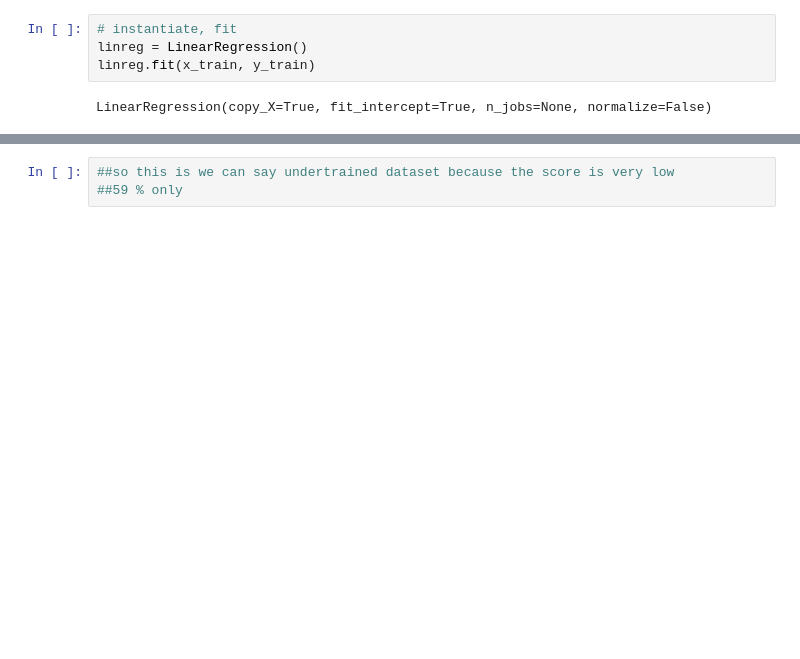
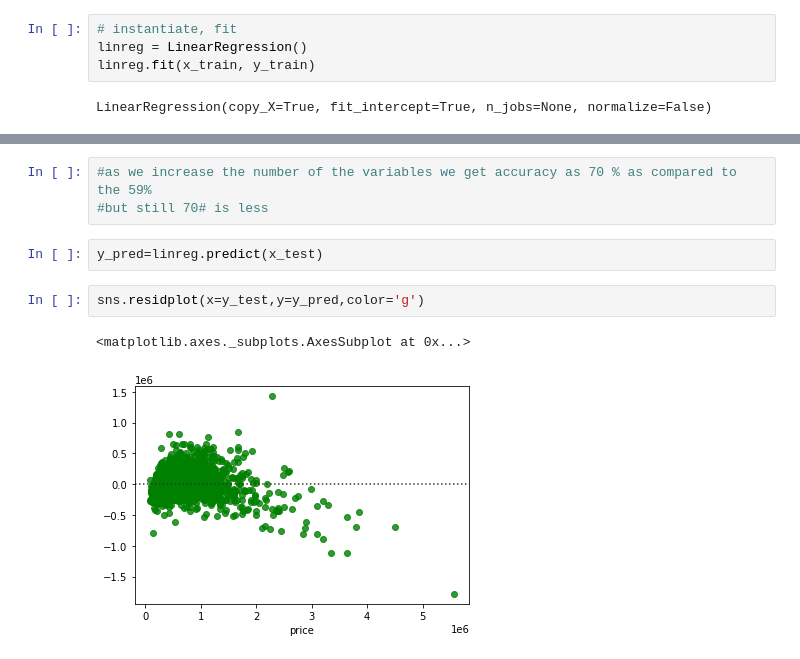
Before and after one commit to harshchan/AI-ML-python-codes, a Jupyter notebook: House_Price_Prediction.ipynb, the cells around one changed output, grey strips where cells are left out. Drawn from its saved outputs; the diff is of its cells as text; blank space fills up the shorter version.

```diff
--- a/House_Price_Prediction.ipynb
+++ b/House_Price_Prediction.ipynb
@@ -188,3 +188,10 @@ scores.max()
-# %%
-##so this is we can say undertrained dataset because the score is very low
-##59 % only
+# %%
+#as we increase the number of the variables we get accuracy as 70 % as compared to  the 59%
+#but still 70# is less
+# %%
+y_pred=linreg.predict(x_test)
+# %%
+sns.residplot(x=y_test,y=y_pred,color='g')
+# %% [output]
+<matplotlib.axes._subplots.AxesSubplot at 0x...>
+[figure, added]
```
Also changed, not shown: parts of 14 cells of this notebook.
